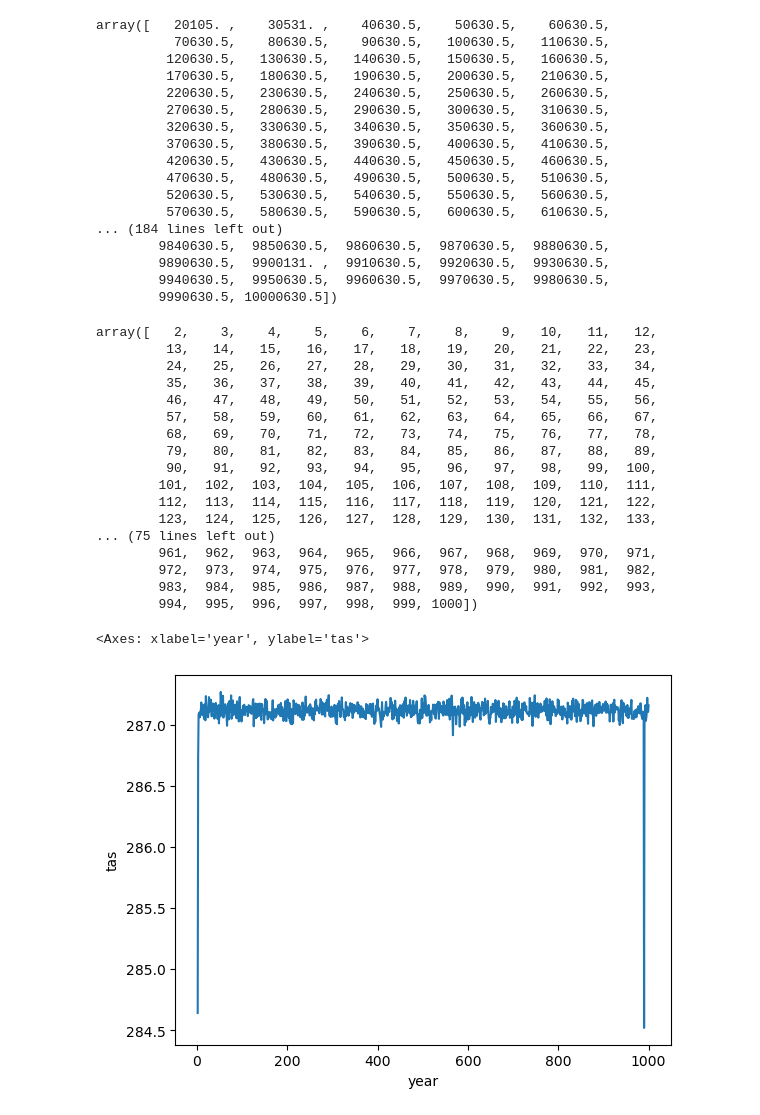
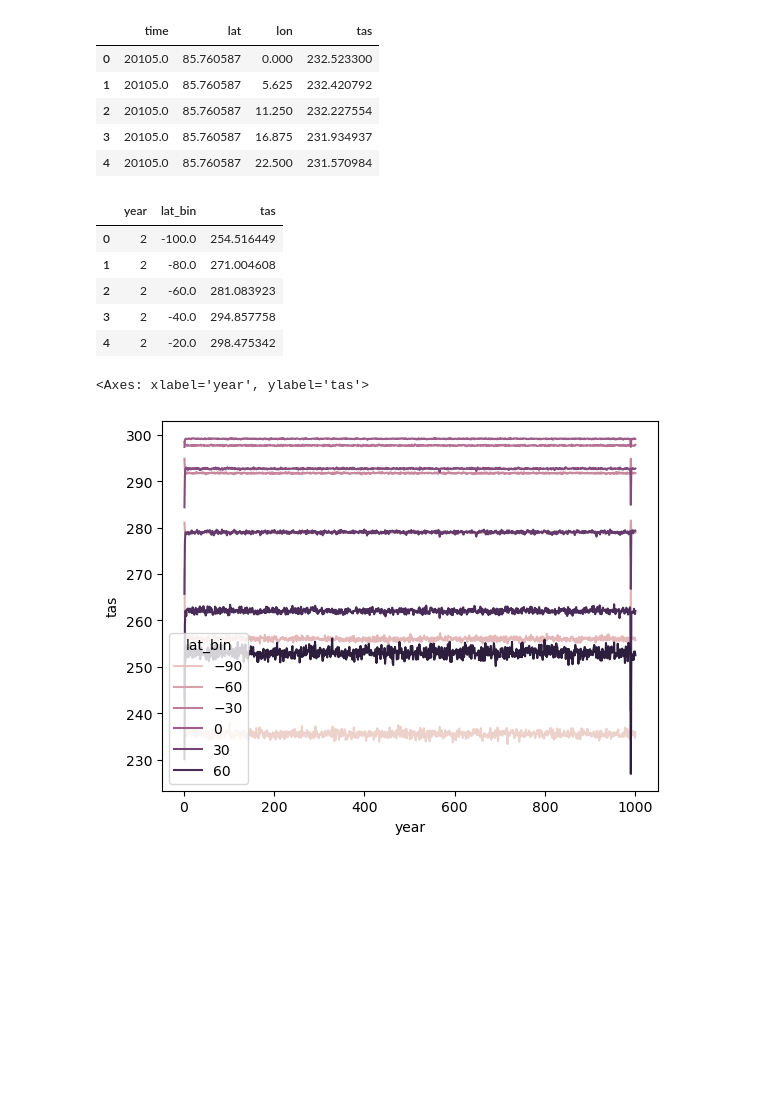
Before and after one commit to amethystaurora-robo/control_run_analysis, a Jupyter notebook: 1000_year_analysis.ipynb, the cells around one changed output. Drawn from its saved outputs; the diff is of its cells as text; code cells hidden in the pictures; blank space fills up the shorter version.

```diff
--- a/1000_year_analysis.ipynb
+++ b/1000_year_analysis.ipynb
@@ -5,30 +5,18 @@ import numpy as np
 import seaborn as sns
 import matplotlib.pyplot as plt
 # %%
-tas_1k = xr.open_dataset('averaged_tas.nc')
+tas_1k = xr.open_dataset('averaged_time_tas.nc')
 # %%
 df_tas = tas_1k[["tas"]].to_dataframe().reset_index()
 # %%
 df_tas.head()
-df_tas['time'].unique()
 # %% [output]
-array([   20105. ,    30531. ,    40630.5,    50630.5,    60630.5,
-          70630.5,    80630.5,    90630.5,   100630.5,   110630.5,
-         120630.5,   130630.5,   140630.5,   150630.5,   160630.5,
-         170630.5,   180630.5,   190630.5,   200630.5,   210630.5,
-         220630.5,   230630.5,   240630.5,   250630.5,   260630.5,
-         270630.5,   280630.5,   290630.5,   300630.5,   310630.5,
-         320630.5,   330630.5,   340630.5,   350630.5,   360630.5,
-         370630.5,   380630.5,   390630.5,   400630.5,   410630.5,
-         420630.5,   430630.5,   440630.5,   450630.5,   460630.5,
-         470630.5,   480630.5,   490630.5,   500630.5,   510630.5,
-         520630.5,   530630.5,   540630.5,   550630.5,   560630.5,
-         570630.5,   580630.5,   590630.5,   600630.5,   610630.5,
-... (184 lines left out)
-        9840630.5,  9850630.5,  9860630.5,  9870630.5,  9880630.5,
-        9890630.5,  9900131. ,  9910630.5,  9920630.5,  9930630.5,
-        9940630.5,  9950630.5,  9960630.5,  9970630.5,  9980630.5,
-        9990630.5, 10000630.5])
+|  | time | lat | lon | tas |
+| 0 | 20105.0 | 85.760587 | 0.000 | 232.523300 |
+| 1 | 20105.0 | 85.760587 | 5.625 | 232.420792 |
+| 2 | 20105.0 | 85.760587 | 11.250 | 232.227554 |
+| 3 | 20105.0 | 85.760587 | 16.875 | 231.934937 |
+| 4 | 20105.0 | 85.760587 | 22.500 | 231.570984 |
 # %%
 time_list = df_tas['time'].tolist()
 year_list = []
@@ -37,28 +25,22 @@ for time in time_list:
     year_list.append(int(time)//10000)
 
 df_tas['year'] = year_list
+
+df_tas['lat_bin'] = (df_tas['lat'] // 20) * 20
+
+# Group by time and latitude bins, then average variable
+df_year_avg = (df_tas.groupby(['year', 'lat_bin'])['tas'].mean().reset_index())
 # %%
-df_tas['year'].unique()
+df_year_avg.head()
 # %% [output]
-array([   2,    3,    4,    5,    6,    7,    8,    9,   10,   11,   12,
-         13,   14,   15,   16,   17,   18,   19,   20,   21,   22,   23,
-         24,   25,   26,   27,   28,   29,   30,   31,   32,   33,   34,
-         35,   36,   37,   38,   39,   40,   41,   42,   43,   44,   45,
-         46,   47,   48,   49,   50,   51,   52,   53,   54,   55,   56,
-         57,   58,   59,   60,   61,   62,   63,   64,   65,   66,   67,
-         68,   69,   70,   71,   72,   73,   74,   75,   76,   77,   78,
-         79,   80,   81,   82,   83,   84,   85,   86,   87,   88,   89,
-         90,   91,   92,   93,   94,   95,   96,   97,   98,   99,  100,
-        101,  102,  103,  104,  105,  106,  107,  108,  109,  110,  111,
-        112,  113,  114,  115,  116,  117,  118,  119,  120,  121,  122,
-        123,  124,  125,  126,  127,  128,  129,  130,  131,  132,  133,
-... (75 lines left out)
-        961,  962,  963,  964,  965,  966,  967,  968,  969,  970,  971,
-        972,  973,  974,  975,  976,  977,  978,  979,  980,  981,  982,
-        983,  984,  985,  986,  987,  988,  989,  990,  991,  992,  993,
-        994,  995,  996,  997,  998,  999, 1000])
+|  | year | lat_bin | tas |
+| 0 | 2 | -100.0 | 254.516449 |
+| 1 | 2 | -80.0 | 271.004608 |
+| 2 | 2 | -60.0 | 281.083923 |
+| 3 | 2 | -40.0 | 294.857758 |
+| 4 | 2 | -20.0 | 298.475342 |
 # %%
-sns.lineplot(x='year',y='tas',data=df_tas)
+sns.lineplot(x='year',y='tas',data=df_year_avg,hue='lat_bin')
 # %% [output]
 <Axes: xlabel='year', ylabel='tas'>
-[figure, old version]
+[figure, new version]
```
Also changed, not shown: parts of 1 cell of this notebook.
